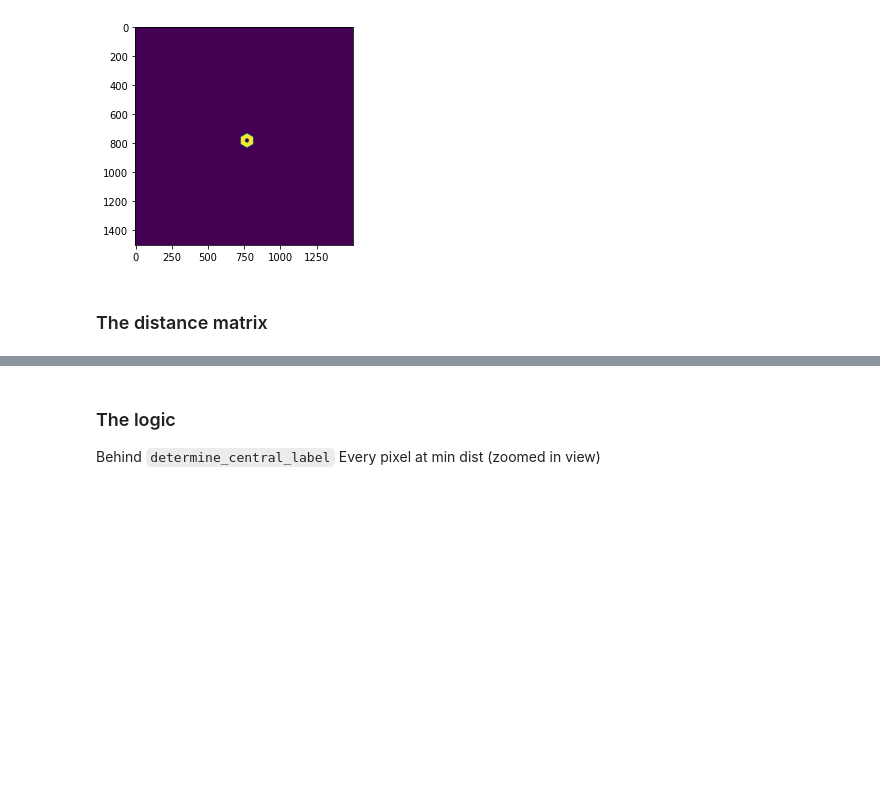
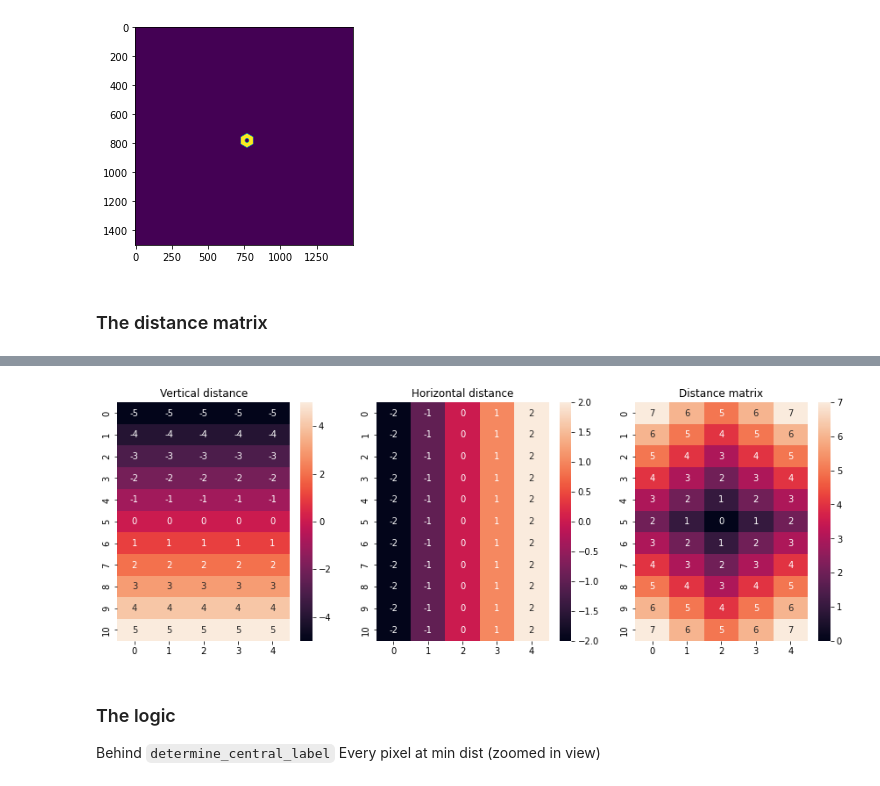
Before and after one commit to PalankerLab/RPSim, a Jupyter notebook: run_stages/image_generation.ipynb, the cells around one changed output, grey strips where cells are left out. Drawn from its saved outputs; the diff is of its cells as text; code cells hidden in the pictures; blank space fills up the shorter version.

```diff
--- a/run_stages/image_generation.ipynb
+++ b/run_stages/image_generation.ipynb
@@ -257,3 +223,16 @@ dist_matrix.shape
+# %%
+rows, columns = 5, 11
+vertical_dist, horizontal_dist = np.mgrid[np.ceil(-columns/2):np.ceil(columns/2), np.ceil(-rows/2):np.ceil(rows/2)]
+dist_matrix = np.abs(vertical_dist) + np.abs(horizontal_dist)
+fig, axes = plt.subplots(1, 3, figsize=(15,5))
+
+# Plotting
+sns.heatmap(vertical_dist, annot=True, ax=axes[0]).set(title="Vertical distance")
+sns.heatmap(horizontal_dist, annot=True, ax=axes[1]).set(title="Horizontal distance")
+sns.heatmap(dist_matrix, annot=True, ax=axes[2]).set(title="Distance matrix")
+plt.show()
+# %% [output]
+[figure, added]
 # %% [markdown]
 ### The logic
 Behind `determine_central_label`
```
Also changed, not shown: parts of 19 cells of this notebook, 1 other file.
